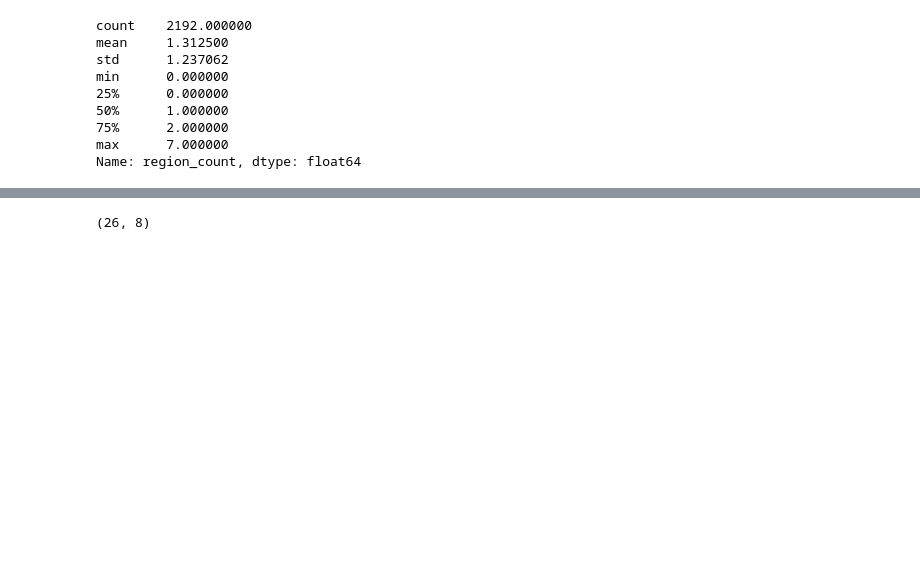
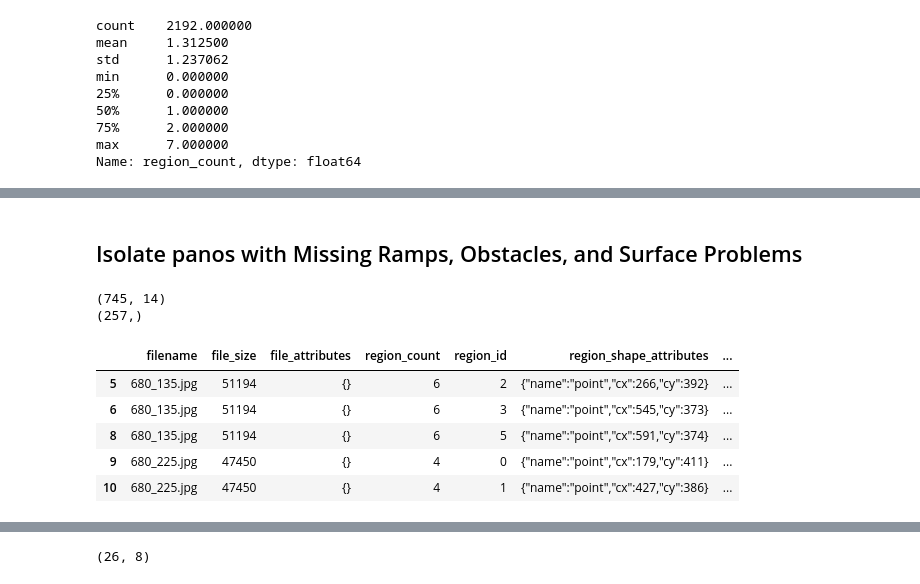
Before and after one commit to w210-accessibility/classify-streetview, a Jupyter notebook: split-panos/2020-03-08-ExamineLabels.ipynb, the cells around one changed output, grey strips where cells are left out. Drawn from its saved outputs; the diff is of its cells as text; code cells hidden in the pictures; blank space fills up the shorter version.

Commit message:
Add bool columns and get counts for each feature to try to isolate a useful test set

```diff
--- a/split-panos/2020-03-08-ExamineLabels.ipynb
+++ b/split-panos/2020-03-08-ExamineLabels.ipynb
@@ -123,0 +128,3 @@ Name: region_count, dtype: float64
+# %%
+df_labels['present_ramp'] = (df_labels['region_attributes'].str.contains('Present'))
+df_labels.head()
@@ -123,0 +138,7 @@ Name: region_count, dtype: float64
+# %%
+df_labels['missing_ramp'] = (df_labels['region_attributes'].str.contains('Missing'))
+df_labels['obstacle'] = (df_labels['region_attributes'].str.contains('Obstacle'))
+df_labels['surface_prob'] = (df_labels['region_attributes'].str.contains('Surface'))
+df_labels['no_sidewalk'] = (df_labels['region_attributes'].str.contains('No Sidewalk'))
+df_labels['null'] = (df_labels['region_attributes'].str.contains('{}'))
+df_labels.head()
@@ -123,0 +168,17 @@ Name: region_count, dtype: float64
+# %% [markdown]
+## Isolate panos with Missing Ramps, Obstacles, and Surface Problems
+# %%
+mask_key_features = (df_labels['missing_ramp'] | df_labels['obstacle'] | df_labels['surface_prob'])
+df_key_feat = df_labels.loc[mask_key_features]
+print(df_key_feat.shape)
+print(df_key_feat['img_id'].unique().shape)
+df_key_feat.head()
+# %% [output]
+(745, 14)
+(257,)
+|  | filename | file_size | file_attributes | region_count | region_id | region_shape_attributes | ... |
+| 5 | 680_135.jpg | 51194 | {} | 6 | 2 | {"name":"point","cx":266,"cy":392} | ... |
+| 6 | 680_135.jpg | 51194 | {} | 6 | 3 | {"name":"point","cx":545,"cy":373} | ... |
+| 8 | 680_135.jpg | 51194 | {} | 6 | 5 | {"name":"point","cx":591,"cy":374} | ... |
+| 9 | 680_225.jpg | 47450 | {} | 4 | 0 | {"name":"point","cx":179,"cy":411} | ... |
+| 10 | 680_225.jpg | 47450 | {} | 4 | 1 | {"name":"point","cx":427,"cy":386} | ... |
```
Also changed, not shown: parts of 11 cells of this notebook.
